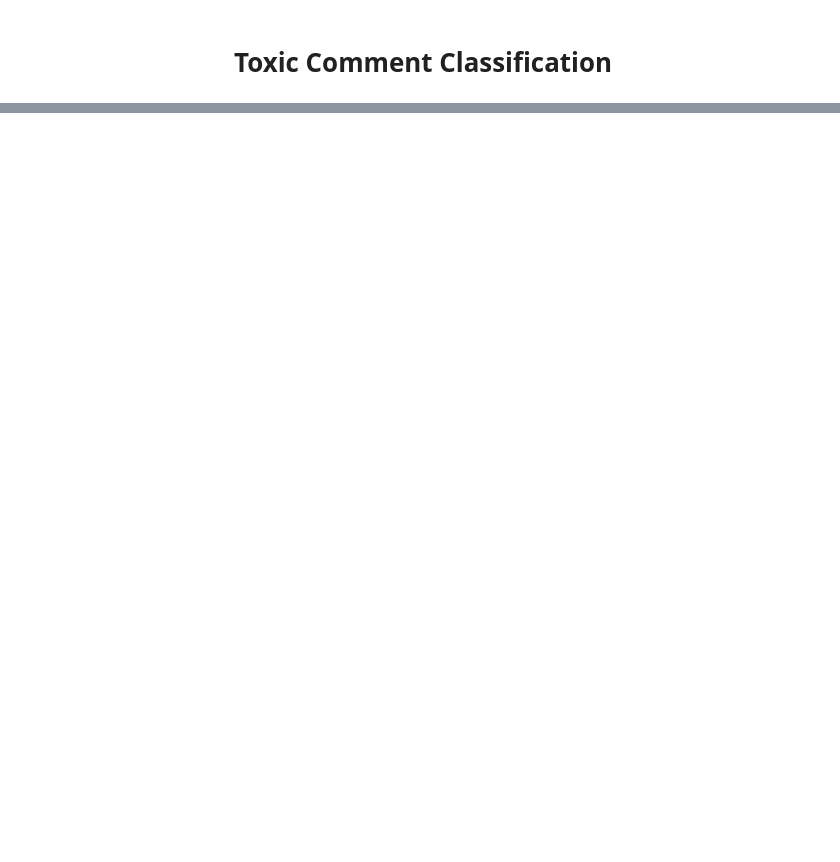
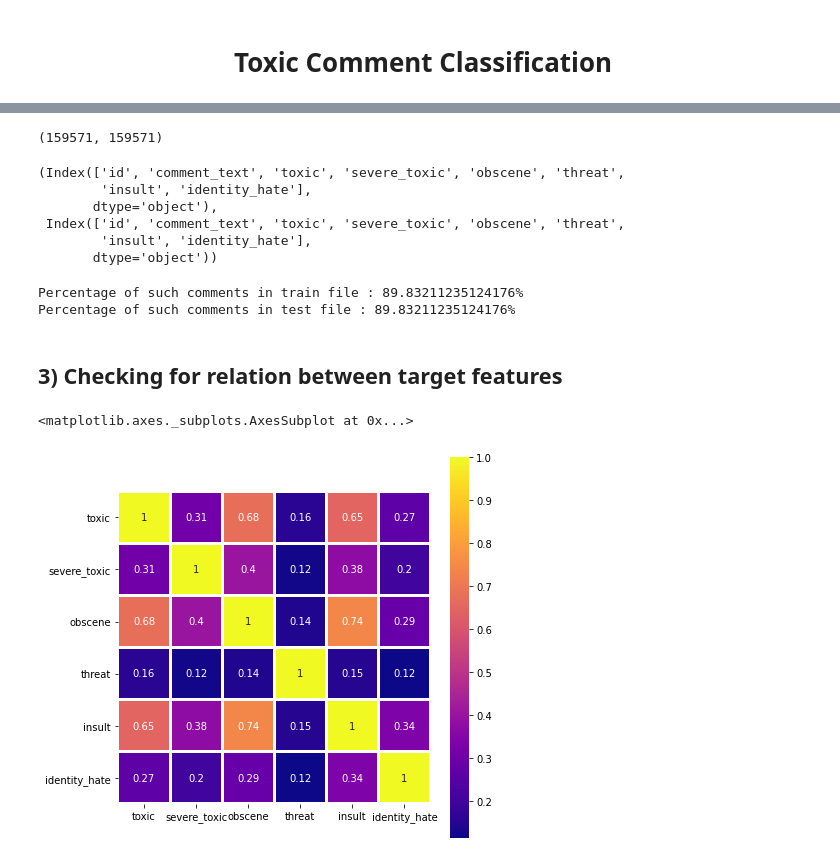
Before and after one commit to akash1309/Toxic-Comment-Classification, a Jupyter notebook: Comments_Classifier.ipynb, the cells around one changed output, grey strips where cells are left out. Drawn from its saved outputs; the diff is of its cells as text; code cells hidden in the pictures; blank space fills up the shorter version.

Commit message:
Comments cleaning

```diff
--- a/Comments_Classifier.ipynb
+++ b/Comments_Classifier.ipynb
@@ -37,0 +65,40 @@ Why the edits made under my username Hardcore Metallica Fan were reverted? They
+# %%
+len(df_train) , len(df_test)
+# %% [output]
+(159571, 159571)
+# %%
+df_train.columns , df_test.columns
+# %% [output]
+(Index(['id', 'comment_text', 'toxic', 'severe_toxic', 'obscene', 'threat',
+        'insult', 'identity_hate'],
+       dtype='object'),
+ Index(['id', 'comment_text', 'toxic', 'severe_toxic', 'obscene', 'threat',
+        'insult', 'identity_hate'],
+       dtype='object'))
+# %%
+# No of comments that are not described in any of the categories
+
+# for train
+
+no_of_comments = df_train[(df_train['toxic']!=1) & (df_train['severe_toxic']!=1) & (df_train['obscene']!=1) & (df_train['threat']!=1) & (df_train['insult']!=1) & (df_train['identity_hate']!=1)]
+print(f'Percentage of such comments in train file : {(len(no_of_comments)/ len(df_train))*100}%')
+
+# for test
+
+no_of_comments = df_test[(df_test['toxic']!=1) & (df_test['severe_toxic']!=1) & (df_test['obscene']!=1) & (df_test['threat']!=1) & (df_test['insult']!=1) & (df_test['identity_hate']!=1)]
+print(f'Percentage of such comments in test file : {(len(no_of_comments)/ len(df_test))*100}%')
+# %% [output]
+Percentage of such comments in train file : 89.83211235124176%
+Percentage of such comments in test file : 89.83211235124176%
+# %%
+cols = ['toxic', 'severe_toxic', 'obscene', 'threat','insult', 'identity_hate']
+# %% [markdown]
+## 3) Checking for relation between target features
+# %%
+import seaborn as sns
+color = plt.cm.plasma
+plt.figure(figsize=(7,7))
+sns.heatmap(df_train[cols].corr(),annot=True,cmap=color,linewidths=2,linecolor='white',square=True)
+# %% [output]
+<matplotlib.axes._subplots.AxesSubplot at 0x...>
+[figure, added]
```
Also changed, not shown: parts of 12 cells of this notebook.
